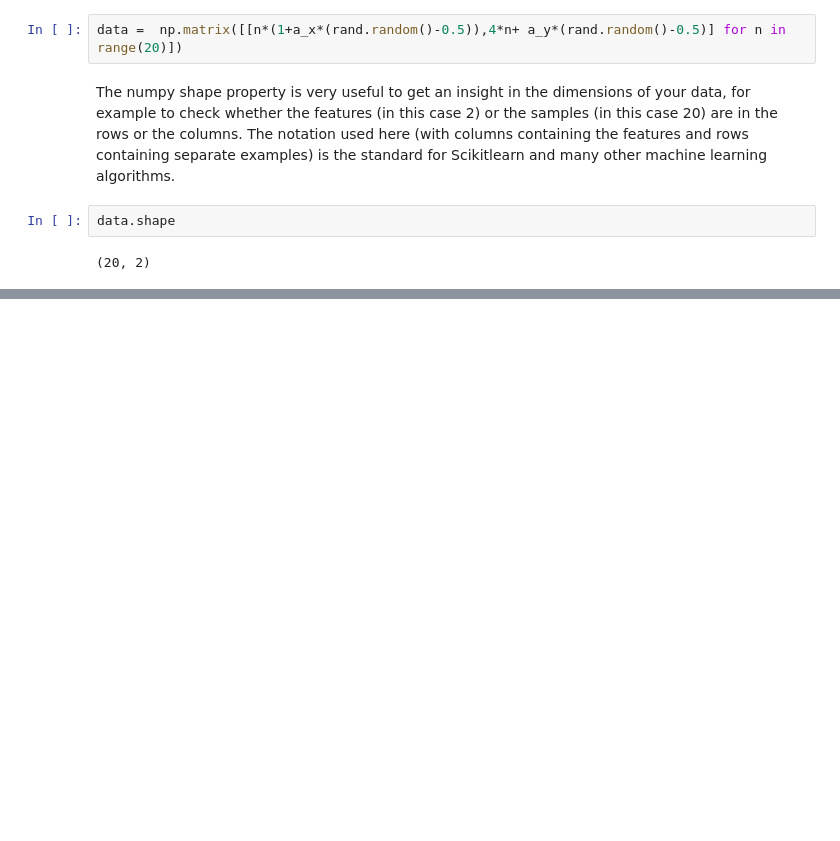
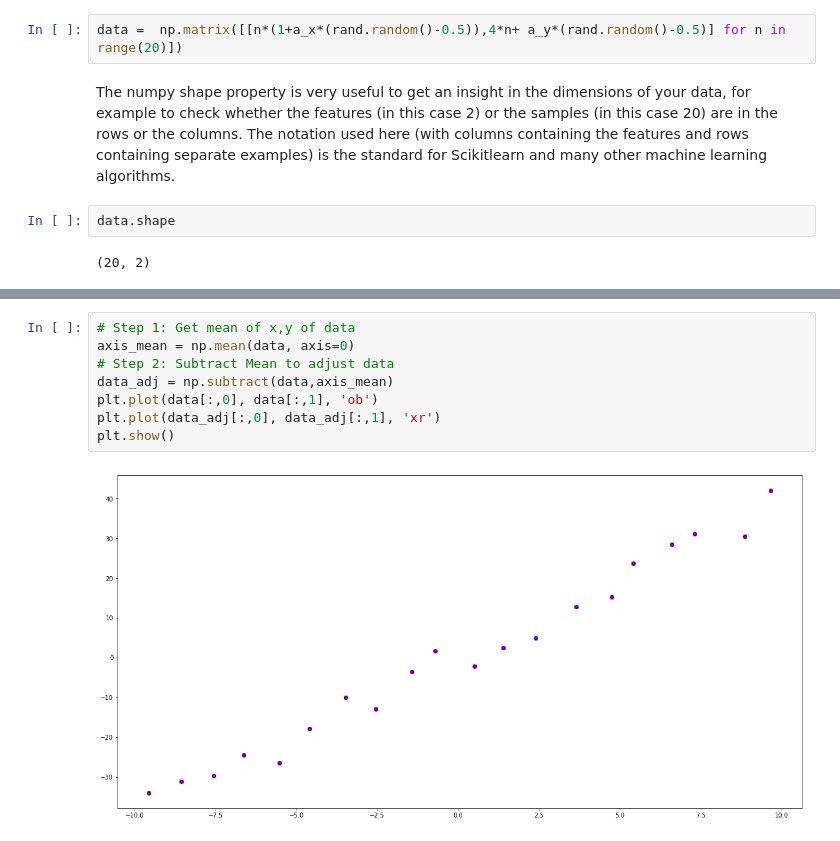
Before and after one commit to vipulpopat/MSCAI_CE4021_Week5, a Jupyter notebook: Etivity5.ipynb, the cells around one changed output, grey strips where cells are left out. Drawn from its saved outputs; the diff is of its cells as text; blank space fills up the shorter version.

```diff
--- a/Etivity5.ipynb
+++ b/Etivity5.ipynb
@@ -25,0 +71,10 @@ data.shape
+# %%
+# Step 1: Get mean of x,y of data
+axis_mean = np.mean(data, axis=0)
+# Step 2: Subtract Mean to adjust data
+data_adj = np.subtract(data,axis_mean)
+plt.plot(data[:,0], data[:,1], 'ob')
+plt.plot(data_adj[:,0], data_adj[:,1], 'xr')
+plt.show()
+# %% [output]
+[figure, added]
```
Also changed, not shown: parts of 6 cells of this notebook, 1 other file.
